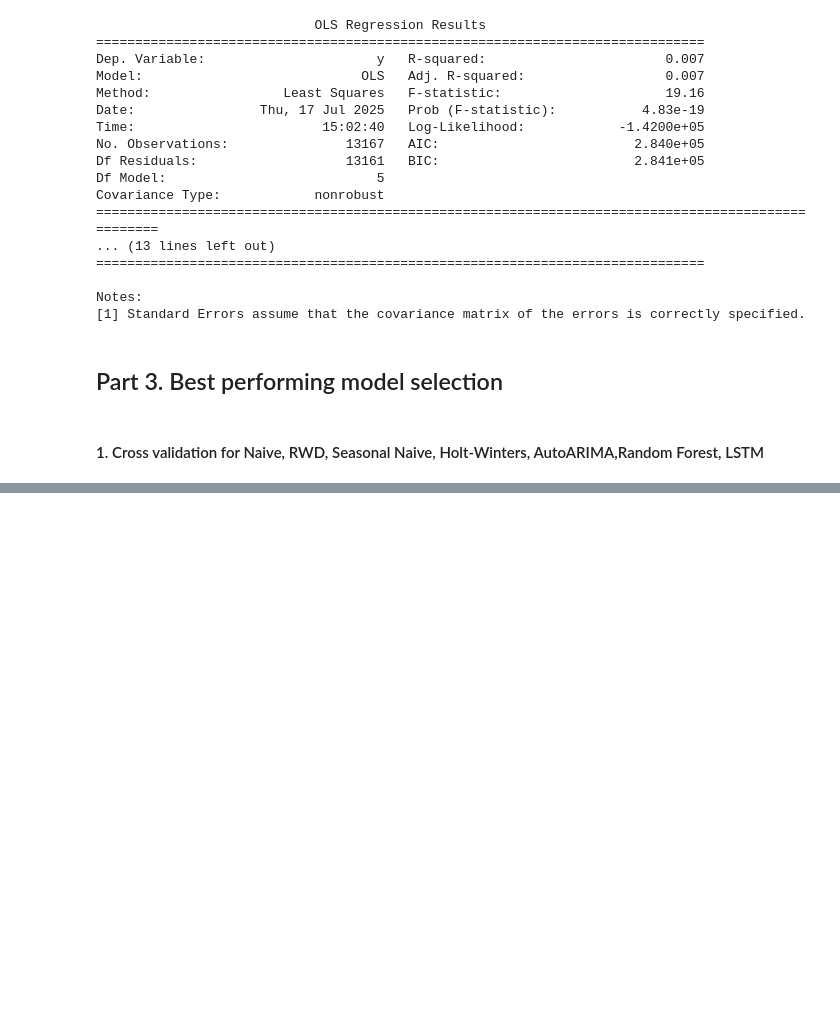
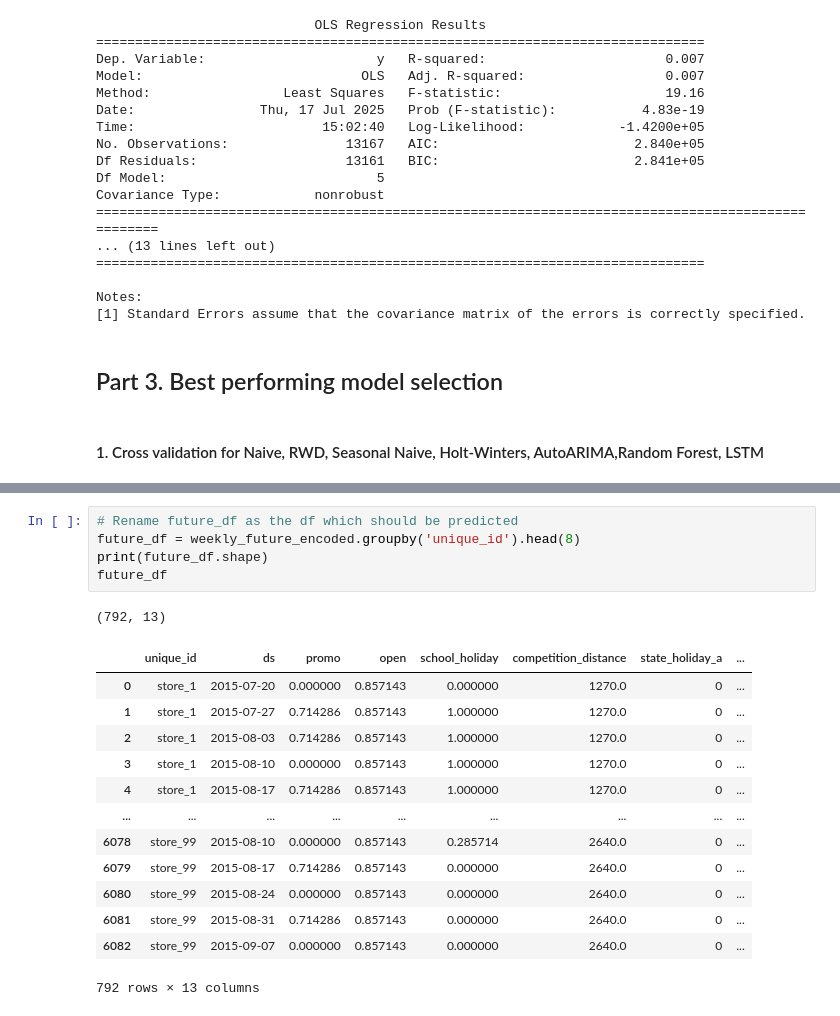
Before and after one commit to YL-6/BF-final, a Jupyter notebook: Yue-2.ipynb, the cells around one changed output, grey strips where cells are left out. Cells and saved outputs as stored; diff of their text form; blank space fills up the shorter version.

```diff
--- a/Yue-2.ipynb
+++ b/Yue-2.ipynb
@@ -1561,0 +765,20 @@ Exception: no model able to be fitted
+# %%
+# Rename future_df as the df which should be predicted
+future_df = weekly_future_encoded.groupby('unique_id').head(8)
+print(future_df.shape)
+future_df
+# %% [output]
+(792, 13)
+|  | unique_id | ds | promo | open | school_holiday | competition_distance | state_holiday_a | ... |
+| 0 | store_1 | 2015-07-20 | 0.000000 | 0.857143 | 0.000000 | 1270.0 | 0 | ... |
+| 1 | store_1 | 2015-07-27 | 0.714286 | 0.857143 | 1.000000 | 1270.0 | 0 | ... |
+| 2 | store_1 | 2015-08-03 | 0.714286 | 0.857143 | 1.000000 | 1270.0 | 0 | ... |
+| 3 | store_1 | 2015-08-10 | 0.000000 | 0.857143 | 1.000000 | 1270.0 | 0 | ... |
+| 4 | store_1 | 2015-08-17 | 0.714286 | 0.857143 | 1.000000 | 1270.0 | 0 | ... |
+| ... | ... | ... | ... | ... | ... | ... | ... | ... |
+| 6078 | store_99 | 2015-08-10 | 0.000000 | 0.857143 | 0.285714 | 2640.0 | 0 | ... |
+| 6079 | store_99 | 2015-08-17 | 0.714286 | 0.857143 | 0.000000 | 2640.0 | 0 | ... |
+| 6080 | store_99 | 2015-08-24 | 0.000000 | 0.857143 | 0.000000 | 2640.0 | 0 | ... |
+| 6081 | store_99 | 2015-08-31 | 0.714286 | 0.857143 | 0.000000 | 2640.0 | 0 | ... |
+| 6082 | store_99 | 2015-09-07 | 0.000000 | 0.857143 | 0.000000 | 2640.0 | 0 | ... |
+792 rows × 13 columns
```
Also changed, not shown: parts of 32 cells of this notebook, 1 other file.
